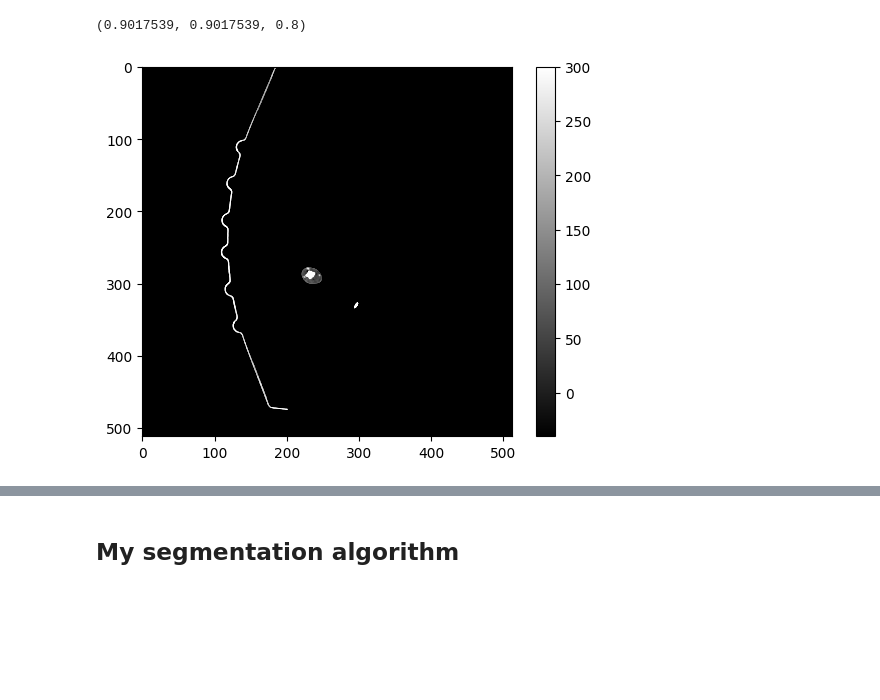
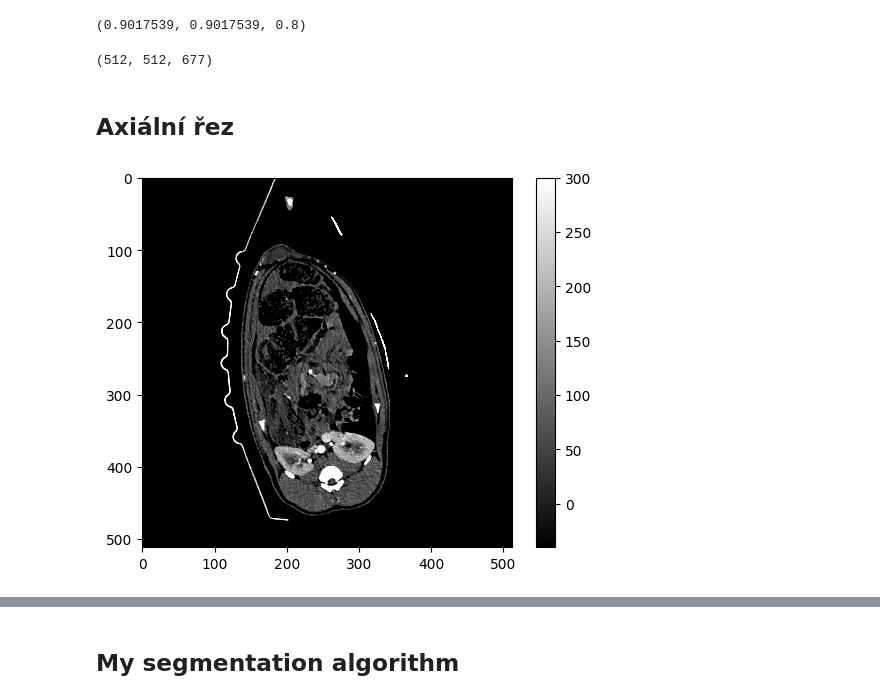
Before and after one commit to mjirik/zdo2025, a Jupyter notebook: ZDO2025.ipynb, the cells around one changed output, grey strips where cells are left out. Saved outputs shown, nothing was run; the diff lists cells and outputs as text; code cells hidden in the pictures; blank space fills up the shorter version.

```diff
--- a/ZDO2025.ipynb
+++ b/ZDO2025.ipynb
@@ -91,11 +98,17 @@ datap = io3d.read(fn)
 datap.voxelsize_mm
 # %% [output]
 (0.9017539, 0.9017539, 0.8)
+# %%
+datap.data3d.shape
+# %% [output]
+(512, 512, 677)
+# %% [markdown]
+## Axiální řez
 # %%
 # show i-th slice
-i = 30
+i = 400
 plt.imshow(datap.data3d[:,:,i], cmap="gray", clim=[-40, 300])
 plt.colorbar()
 plt.show()
 # %% [output]
-[figure, old version]
+[figure, new version]
```
Also changed, not shown: parts of 6 cells of this notebook.
